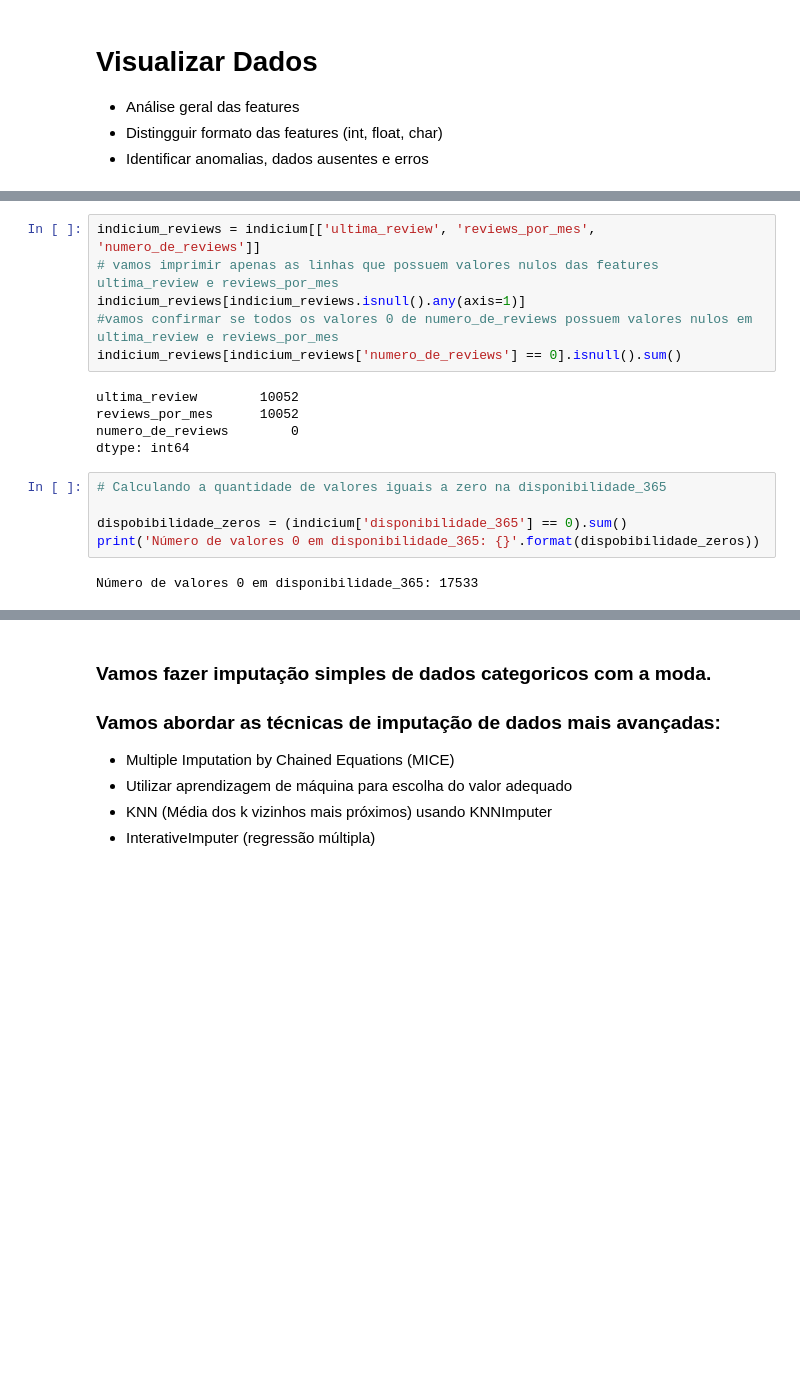
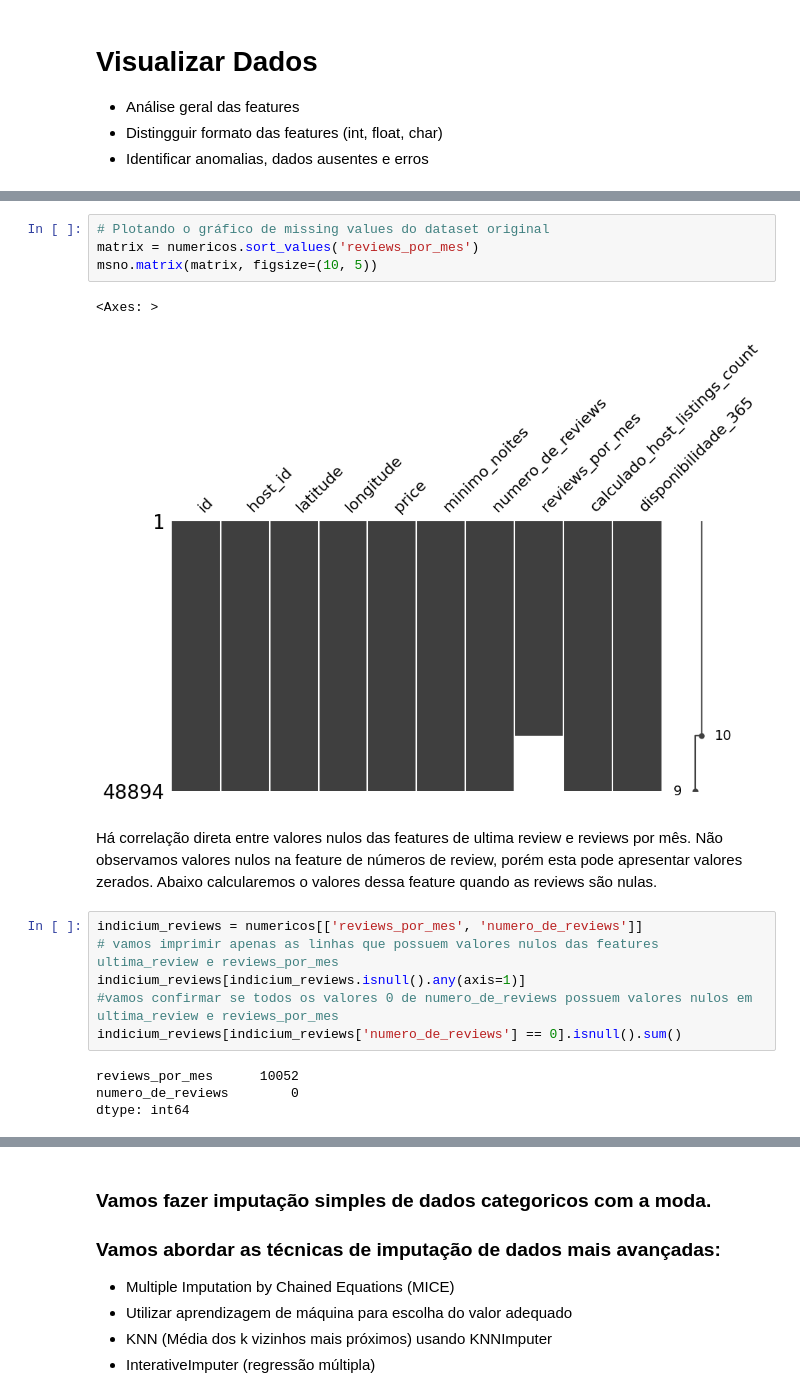
Before and after one commit to IanPerigoVianna/Lighthouse_DataScience, a Jupyter notebook: LH_CD_IAN_LUCAS_PÉRIGO_VIANNA.ipynb, the cells around one changed output, grey strips where cells are left out. Drawn from its saved outputs; the diff is of its cells as text; blank space fills up the shorter version.

```diff
--- a/LH_CD_IAN_LUCAS_PÉRIGO_VIANNA.ipynb
+++ b/LH_CD_IAN_LUCAS_PÉRIGO_VIANNA.ipynb
@@ -241,18 +238,19 @@ msno.matrix(matrix, figsize=(10, 5))
+# %%
+# Plotando o gráfico de missing values do dataset original
+matrix = numericos.sort_values('reviews_por_mes')
+msno.matrix(matrix, figsize=(10, 5))
+# %% [output]
+<Axes: >
+[figure, added]
+# %% [markdown]
+Há correlação direta entre valores nulos das features de ultima review e reviews por mês. Não observamos valores nulos na feature de números de review, porém esta pode apresentar valores zerados. Abaixo calcularemos o valores dessa feature quando as reviews são nulas.
 # %%
-indicium_reviews = indicium[['ultima_review', 'reviews_por_mes', 'numero_de_reviews']]
+indicium_reviews = numericos[['reviews_por_mes', 'numero_de_reviews']]
 # vamos imprimir apenas as linhas que possuem valores nulos das features ultima_review e reviews_por_mes
 indicium_reviews[indicium_reviews.isnull().any(axis=1)]
 #vamos confirmar se todos os valores 0 de numero_de_reviews possuem valores nulos em ultima_review e reviews_por_mes
 indicium_reviews[indicium_reviews['numero_de_reviews'] == 0].isnull().sum()
 # %% [output]
-ultima_review        10052
 reviews_por_mes      10052
 numero_de_reviews        0
 dtype: int64
-# %%
-# Calculando a quantidade de valores iguais a zero na disponibilidade_365
-
-dispobibilidade_zeros = (indicium['disponibilidade_365'] == 0).sum()
-print('Número de valores 0 em disponibilidade_365: {}'.format(dispobibilidade_zeros))
-# %% [output]
-Número de valores 0 em disponibilidade_365: 17533
```
Also changed, not shown: parts of 39 cells of this notebook.
